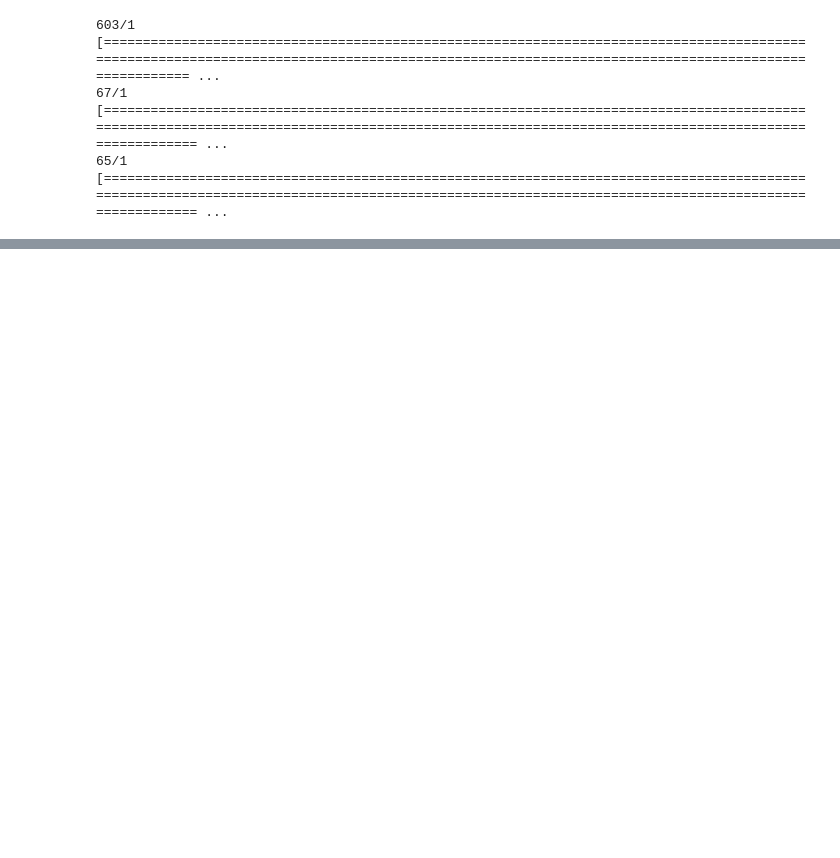
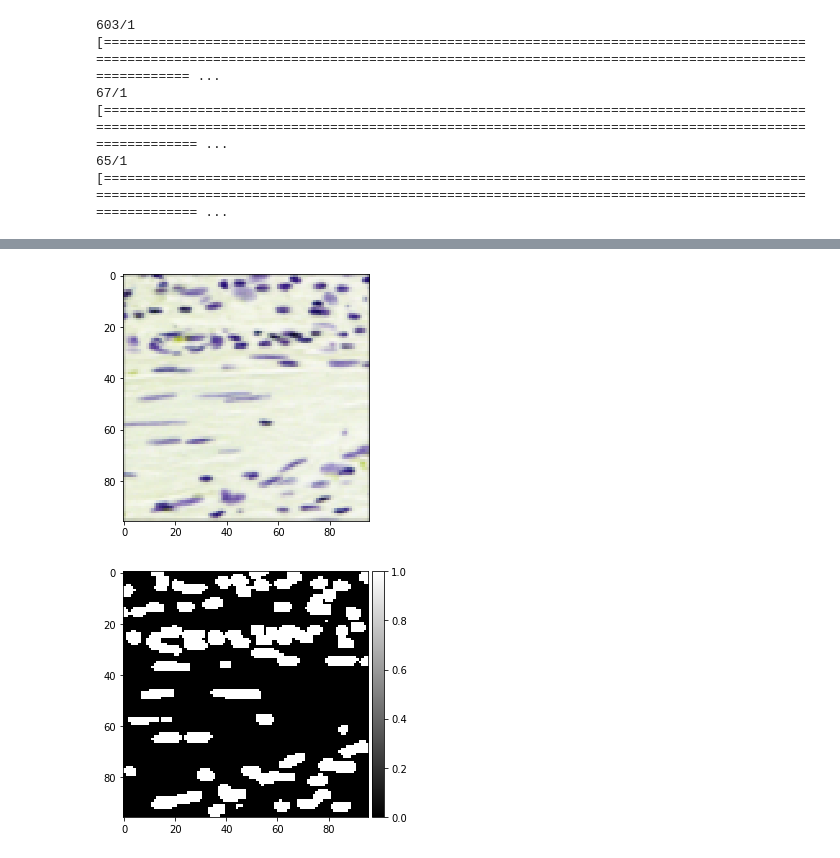
Before and after one commit to yihangx/Unetplusplus, a Jupyter notebook: Unet++.ipynb, the cells around one changed output, grey strips where cells are left out. Saved outputs shown, nothing was run; the diff lists cells and outputs as text; code cells hidden in the pictures; blank space fills up the shorter version.

```diff
--- a/Unet++.ipynb
+++ b/Unet++.ipynb
@@ -290,0 +300,10 @@ plt.show()
+# %%
+#Check test
+ix = 12
+imshow(X_test[ix])
+plt.show()
+imshow(np.squeeze(preds_test_t[ix]),cmap = 'gray')
+plt.show()
+# %% [output]
+[figure, added]
+[figure, added]
```
Also changed, not shown: parts of 9 cells of this notebook, 1 other file.
